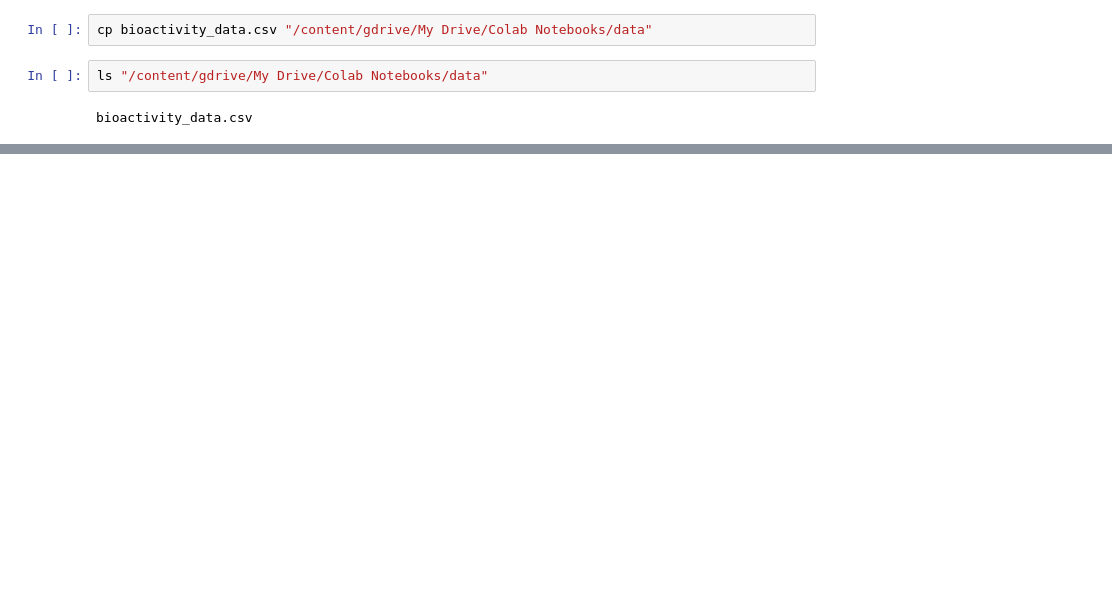
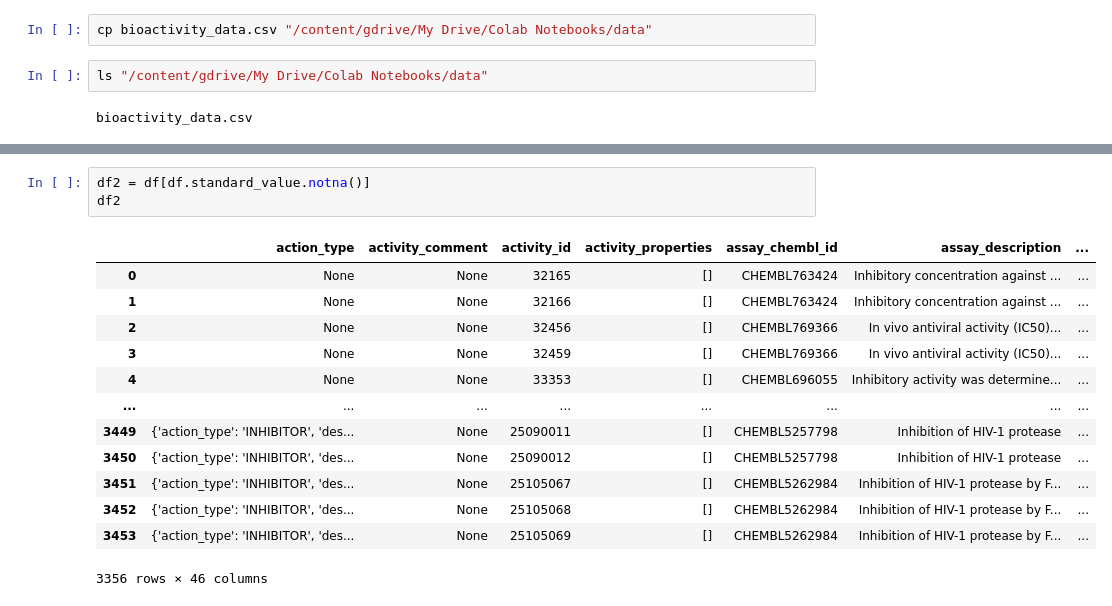
Before and after one commit to Meet2197/ChEMBL, a Jupyter notebook: bioinformatics.ipynb, the cells around one changed output, grey strips where cells are left out. Cells and saved outputs as stored; diff of their text form; blank space fills up the shorter version.

```diff
--- a/bioinformatics.ipynb
+++ b/bioinformatics.ipynb
@@ -78,0 +106,17 @@ bioactivity_data.csv
+# %%
+df2 = df[df.standard_value.notna()]
+df2
+# %% [output]
+|  | action_type | activity_comment | activity_id | activity_properties | assay_chembl_id | assay_description | ... |
+| 0 | None | None | 32165 | [] | CHEMBL763424 | Inhibitory concentration against ... | ... |
+| 1 | None | None | 32166 | [] | CHEMBL763424 | Inhibitory concentration against ... | ... |
+| 2 | None | None | 32456 | [] | CHEMBL769366 | In vivo antiviral activity (IC50)... | ... |
+| 3 | None | None | 32459 | [] | CHEMBL769366 | In vivo antiviral activity (IC50)... | ... |
+| 4 | None | None | 33353 | [] | CHEMBL696055 | Inhibitory activity was determine... | ... |
+| ... | ... | ... | ... | ... | ... | ... | ... |
+| 3449 | {'action_type': 'INHIBITOR', 'des... | None | 25090011 | [] | CHEMBL5257798 | Inhibition of HIV-1 protease | ... |
+| 3450 | {'action_type': 'INHIBITOR', 'des... | None | 25090012 | [] | CHEMBL5257798 | Inhibition of HIV-1 protease | ... |
+| 3451 | {'action_type': 'INHIBITOR', 'des... | None | 25105067 | [] | CHEMBL5262984 | Inhibition of HIV-1 protease by F... | ... |
+| 3452 | {'action_type': 'INHIBITOR', 'des... | None | 25105068 | [] | CHEMBL5262984 | Inhibition of HIV-1 protease by F... | ... |
+| 3453 | {'action_type': 'INHIBITOR', 'des... | None | 25105069 | [] | CHEMBL5262984 | Inhibition of HIV-1 protease by F... | ... |
+3356 rows × 46 columns
```
Also changed, not shown: parts of 15 cells of this notebook.
